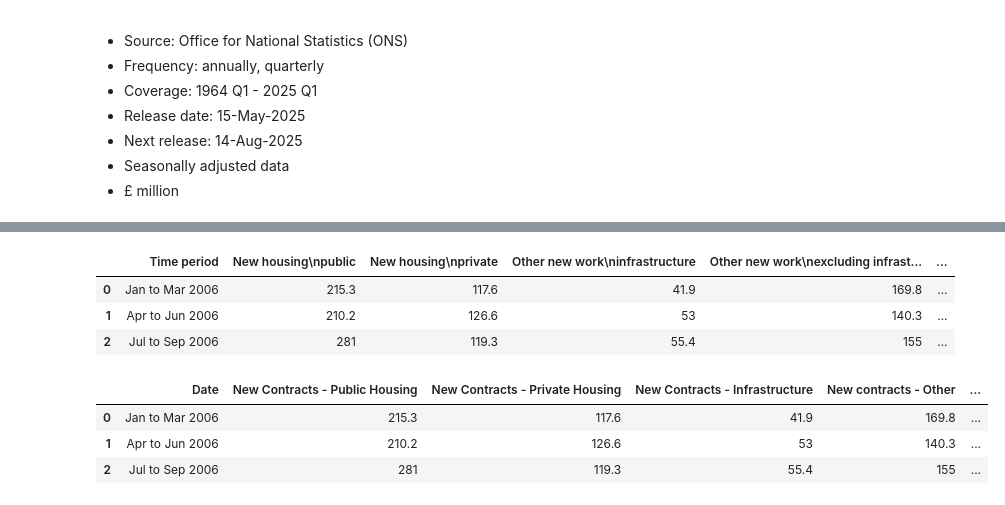
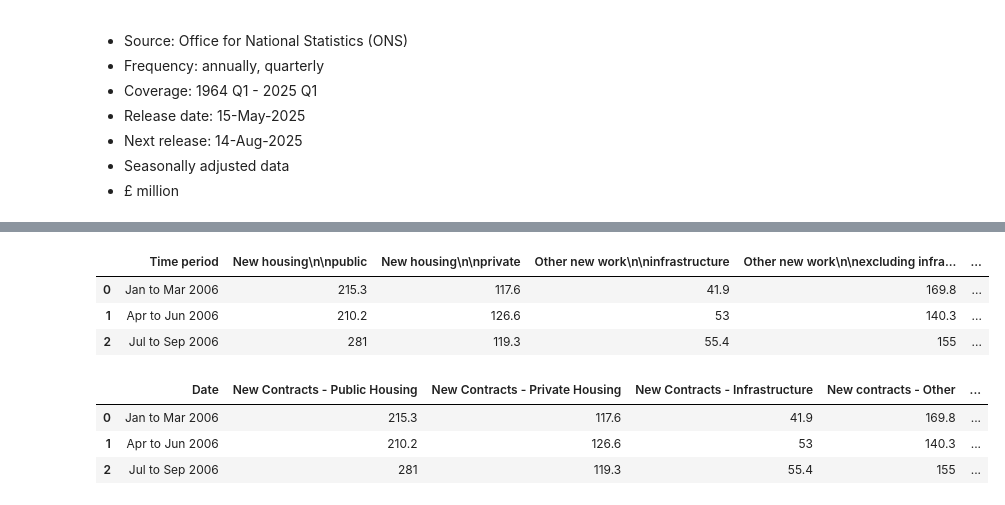
Before and after one commit to Alisa-Makhonina/Macroeconomic_indicators_vs_Construction_indicators, a Jupyter notebook: 3_Data Preprocessing.ipynb, the cells around one changed output, grey strips where cells are left out. Drawn from its saved outputs; the diff is of its cells as text; code cells hidden in the pictures.

```diff
--- a/3_Data Preprocessing.ipynb
+++ b/3_Data Preprocessing.ipynb
@@ -2188,9 +2198,15 @@ df_12.head(3)
 # %%
 #Dropping unnecessary columns
-df_12 = df_12.drop(columns = ['All \nnew housing', 'All\nother work', 'Period on period growths (%)', 'Period on same period one year ago growths (%)', 'All\nnew work'])
+df_12 = df_12.drop(columns=[
+    'All \n\nnew housing',
+    'All\n\nother work',
+    'Period on period growths (%)',
+    'Period on same period one year ago growths (%)',
+    'All\n\nnew work'
+])
 df_12.head(3)
 # %% [output]
-|  | Time period | New housing\npublic | New housing\nprivate | Other new work\ninfrastructure | Other new work\nexcluding infrast... | ... |
+|  | Time period | New housing\n\npublic | New housing\n\nprivate | Other new work\n\ninfrastructure | Other new work\n\nexcluding infra... | ... |
 | 0 | Jan to Mar 2006 | 215.3 | 117.6 | 41.9 | 169.8 | ... |
 | 1 | Apr to Jun 2006 | 210.2 | 126.6 | 53 | 140.3 | ... |
 | 2 | Jul to Sep 2006 | 281 | 119.3 | 55.4 | 155 | ... |
```
Also changed, not shown: parts of 14 cells of this notebook.
